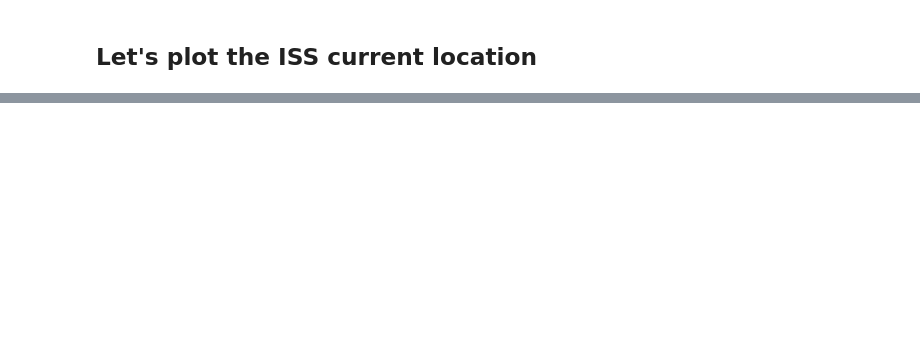
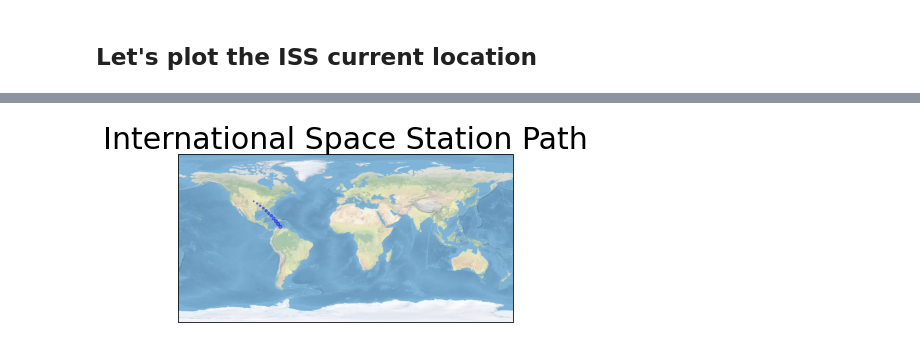
Before and after one commit to adnaneaabbar/tracking-the-international-space-station, a Jupyter notebook: iss.ipynb, the cells around one changed output, grey strips where cells are left out. Saved outputs shown, nothing was run; the diff lists cells and outputs as text; code cells hidden in the pictures; blank space fills up the shorter version.

```diff
--- a/iss.ipynb
+++ b/iss.ipynb
@@ -69,0 +126,14 @@ plt.figure(figsize=(16, 8))
+# %%
+# load historical data  // change path with your file's path
+iss_flight_record = pd.read_csv('/content/ISS_location_20200629162443.csv')
+# %%
+# translate timestamp into readable
+from datetime import datetime
+date_time = [datetime.fromtimestamp(dt) for dt in iss_flight_record['timestamp']]
+# %%
+# add the date_time to a new column in our data frame iss_flight_record
+iss_flight_record['date'] = date_time
+# %%
+# plot size from oldest to newest
+iss_flight_record['index'] = range(1,len(iss_flight_record)+1)
+iss_flight_record.head(10)
@@ -69,0 +152,15 @@ plt.figure(figsize=(16, 8))
+# %%
+import cartopy.crs as ccrs
+
+ax = plt.axes(projection=ccrs.PlateCarree())
+ax.stock_img()
+
+lon = iss_flight_record['longitude']
+lat = iss_flight_record['latitude']
+
+plt.scatter(lon, lat, s=iss_flight_record['index']*2, alpha=0.4, color='blue')
+
+plt.title('International Space Station Path' , fontsize=30)
+plt.show()
+# %% [output]
+[figure, added]
```
Also changed, not shown: parts of 18 cells of this notebook.
